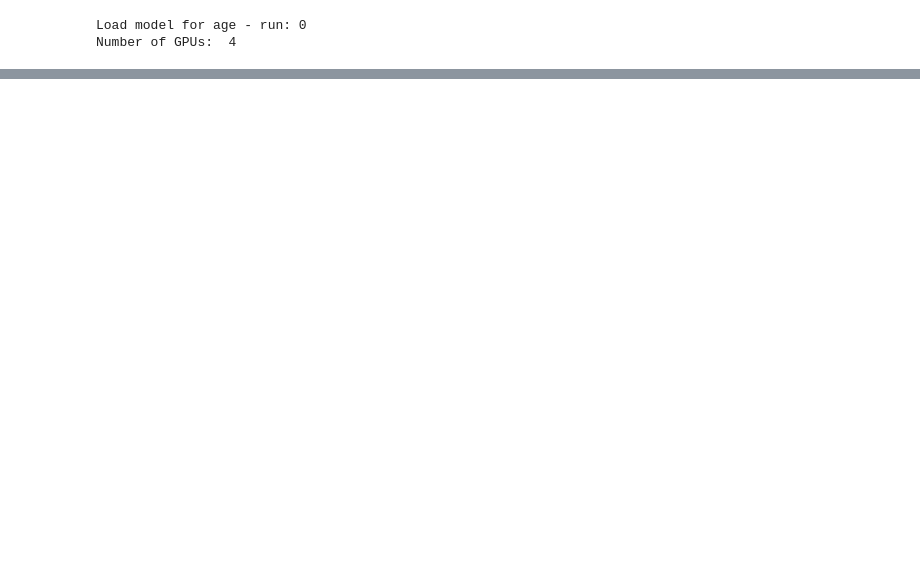
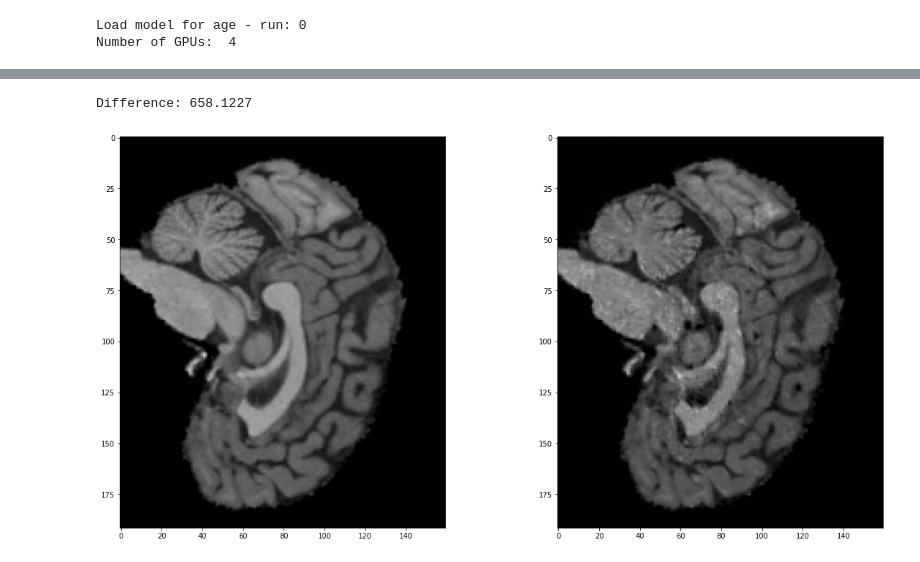
Before and after one commit to PeterHolderrieth/TransferLearning_Neuroimaging, a Jupyter notebook: visualize_filters.ipynb, the cells around one changed output, grey strips where cells are left out. Cells and saved outputs as stored; diff of their text form; code cells hidden in the pictures; blank space fills up the shorter version.

```diff
--- a/visualize_filters.ipynb
+++ b/visualize_filters.ipynb
@@ -90,0 +164,10 @@ IndexError: too many indices for tensor of dimension 1
+# %%
+nm_x=Normalize(vmin=x.min(), vmax=x.max(), clip=True)
+fig, ax=plt.subplots(ncols=2,nrows=1,figsize=(20,10))
+ind=80
+ax[0].imshow(x_np[ind],'gray',norm=nm_x)
+ax[1].imshow(maximizing_image[ind],'gray',norm=nm_x)
+print("Difference:", np.linalg.norm(maximizing_image-x_np))
+# %% [output]
+Difference: 658.1227
+[figure, added]
```
Also changed, not shown: parts of 15 cells of this notebook, 3 other files.
